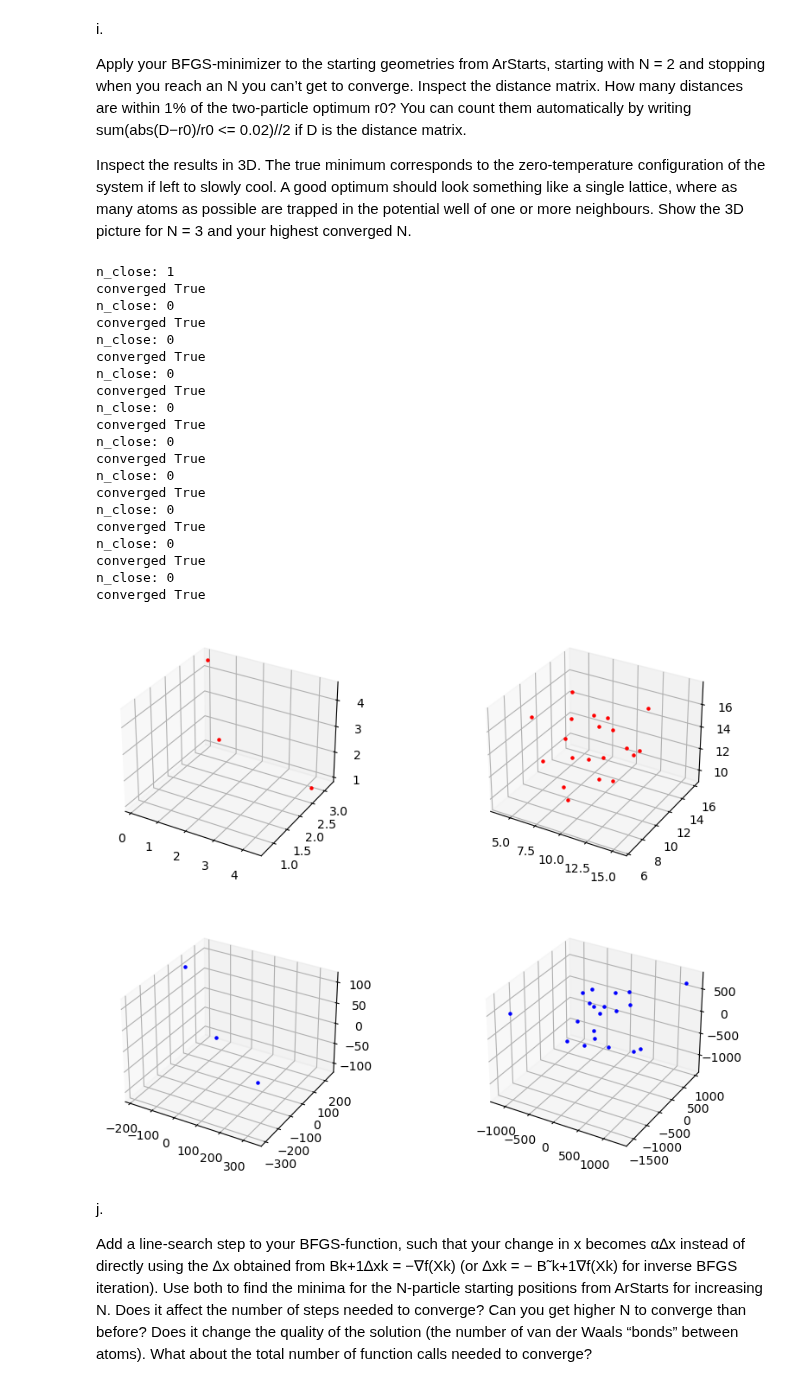
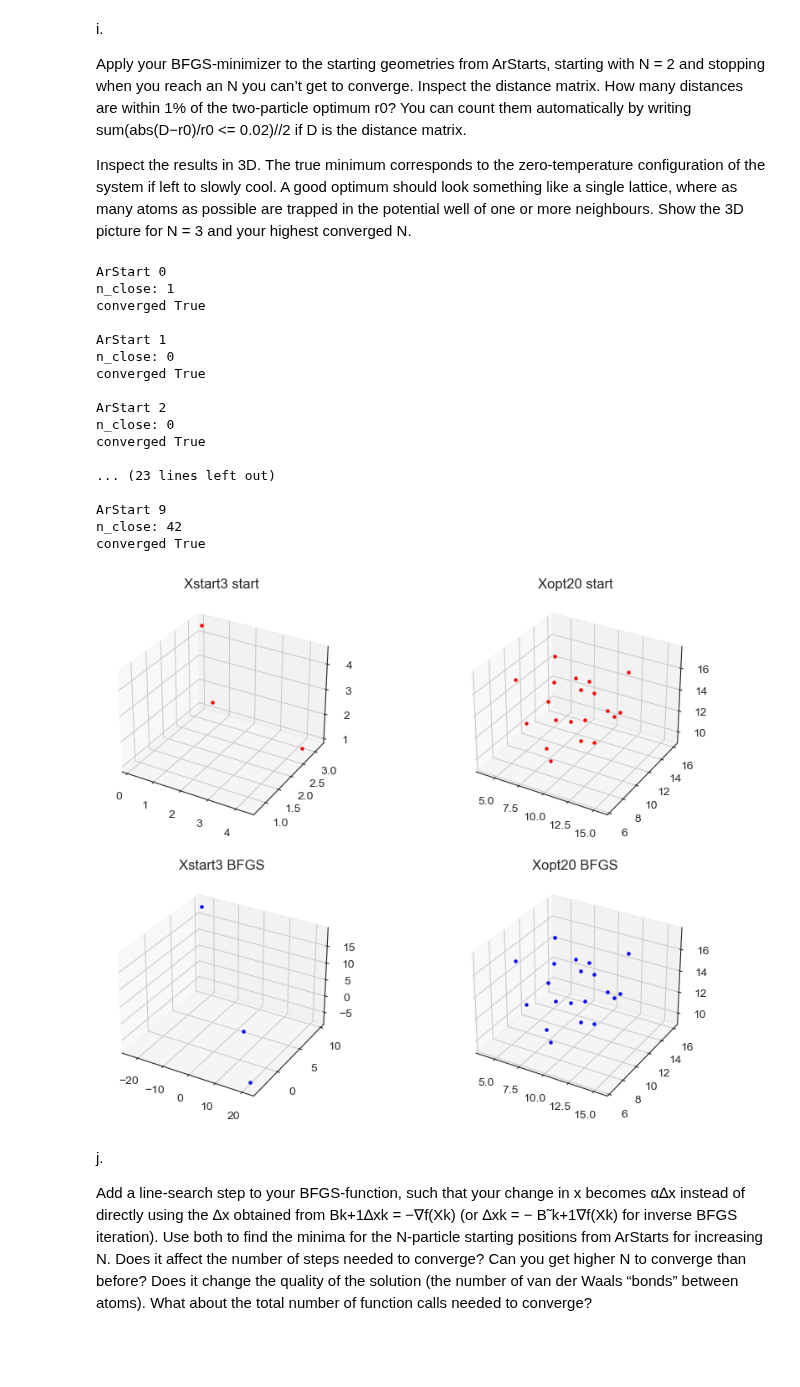
Before and after one commit to JakobSchauser/MscPhysics, a Jupyter notebook: Scientific Computing/Project3/project3.ipynb, the cells around one changed output. Cells and saved outputs as stored; diff of their text form; code cells hidden in the pictures; blank space fills up the shorter version.

```diff
--- a/Scientific Computing/Project3/project3.ipynb
+++ b/Scientific Computing/Project3/project3.ipynb
@@ -359,70 +363,69 @@ Apply your BFGS-minimizer to the starting geometries from ArStarts, starting wit
 
 Inspect the results in 3D. The true minimum corresponds to the zero-temperature configuration of the system if left to slowly cool. A good optimum should look something like a single lattice, where as many atoms as possible are trapped in the potential well of one or more neighbours. Show the 3D picture for N = 3 and your highest converged N.
 # %%
-from scipy.spatial.distance import pdist, squareform
 
 starting_geometries = list(ArStarts.values())
 
-
 points = []
+i = 0
 for start in starting_geometries:
     start = start.flatten()
-    try:
-        ans = BFGS(flat_V, flat_gradV, start, tolerance=1e-12)
-        D = squareform(pdist(ans[0].reshape(-1,3)))
-        s = np.sum(abs(D-r0)/r0 <= 0.02)//2
+    print("ArStart", i)
+    ans = BFGS(flat_V, flat_gradV, start, tolerance=1e-3)
+    D = distance(ans[0].reshape(-1,3))
+    s = np.sum(abs(D-r0)/r0 <= 0.02)//2
 
-        print("n_close:",s)
-        points.append(ans[0])
-        print("converged",ans[2])
-    except:
-        print("False")
-        pass
+    print("n_close:",s)
+    points.append(ans[0])
+    print("converged",ans[2])
+    i += 1
+    print("")
 # %% [output]
+ArStart 0
 n_close: 1
 converged True
+
+ArStart 1
 n_close: 0
 converged True
+
+ArStart 2
 n_close: 0
 converged True
-n_close: 0
+
+... (23 lines left out)
+
+ArStart 9
+n_close: 42
 converged True
-n_close: 0
-converged True
-n_close: 0
-converged True
-n_close: 0
-converged True
-n_close: 0
-converged True
-n_close: 0
-converged True
-n_close: 0
-converged True
 # %%
 # plot 3d
 
 from mpl_toolkits.mplot3d import Axes3D
 import matplotlib.pyplot as plt
 import numpy as np
 
 fig = plt.figure(figsize=(10,8))
 
-names = ArStarts.keys()
+names = list(ArStarts.keys())
 
 for i, startpoint in enumerate([starting_geometries[1], starting_geometries[-1]], start=1):
     ax = fig.add_subplot(2,2,i, projection='3d')
     for sp in startpoint.reshape((-1,3)):
         ax.scatter(sp[0], sp[1], sp[2], marker='.', color='red')
 
+    ax.set_title(names[[1,-1][i-1]] + " start")
+
 for i, point in enumerate([points[1], points[-1]], start=1):
     ax = fig.add_subplot(2,2,i+2, projection='3d')
     for p in point.reshape((-1,3)):
         ax.scatter(p[0], p[1], p[2], marker='.', color='blue')
 
+    ax.set_title(names[[1,-1][i-1]] + " BFGS")
+
 plt.show()
 # %% [output]
-[figure, old version]
+[figure, new version]
 # %% [markdown]
 j.
 
```
Also changed, not shown: parts of 5 cells of this notebook, 1 other file.
